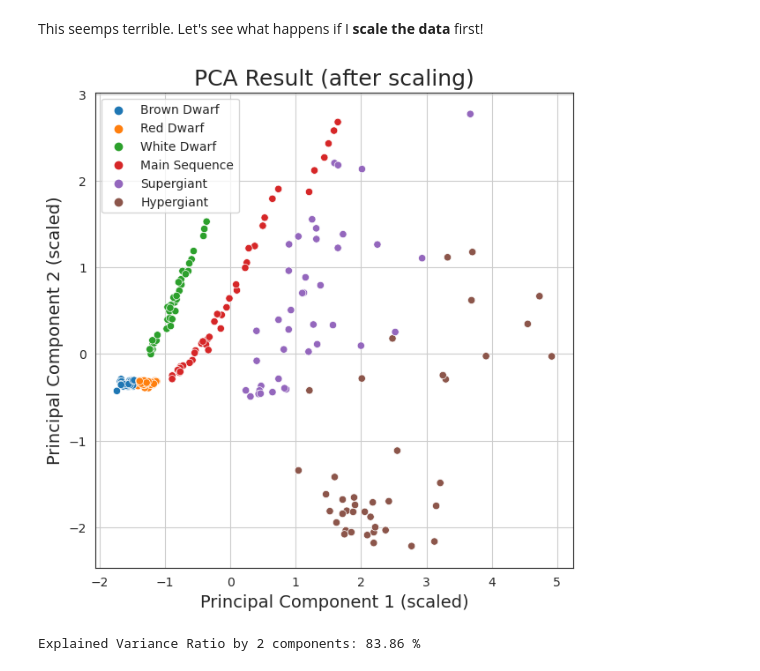
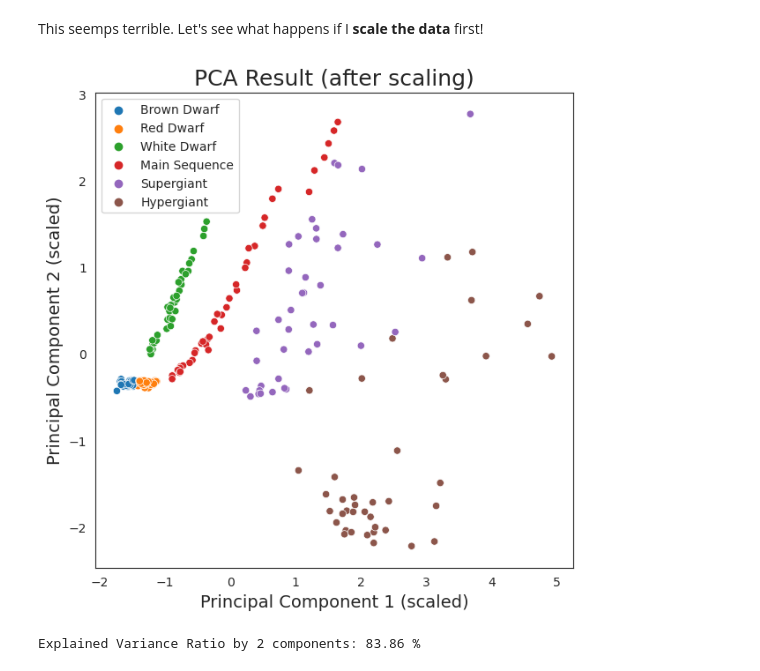
Before and after one commit to SimoneArienti/astrostatistics_bicocca_2024, a Jupyter notebook: working/Ex 13 HR Diagram.ipynb, the cells around one changed output. Saved outputs shown, nothing was run; the diff lists cells and outputs as text; code cells hidden in the pictures.

```diff
--- a/working/Ex 13 HR Diagram.ipynb
+++ b/working/Ex 13 HR Diagram.ipynb
@@ -193,16 +186,15 @@ features_transf_scaled = pca_scaled.transform(features_scaled)
 # %%
 PC1_s = features_transf_scaled[:,0]
 PC2_s = features_transf_scaled[:,1]
 
 fig = plt.figure(figsize=(7,7))
 sns.scatterplot(x=PC1_s, y=PC2_s, hue=labels)
 plt.xlabel('Principal Component 1 (scaled)', fontsize=14)
 plt.ylabel('Principal Component 2 (scaled)', fontsize=14)
 plt.title('PCA Result (after scaling)', fontsize=18)
-plt.grid(True)
 plt.show();
 # %% [output]
-[figure, old version]
+[figure, new version]
 # %%
 evals = pca_scaled.explained_variance_ratio_
 # %%
```
Also changed, not shown: parts of 20 cells of this notebook.
